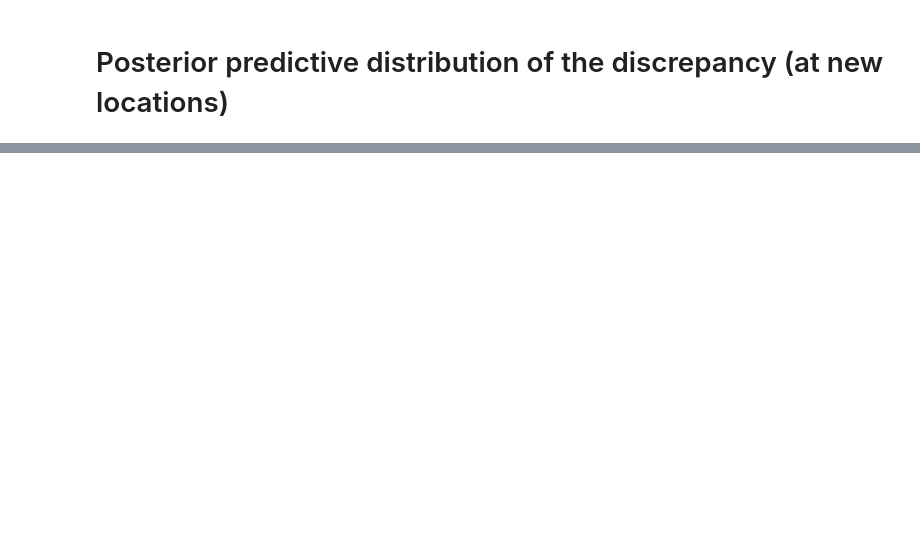
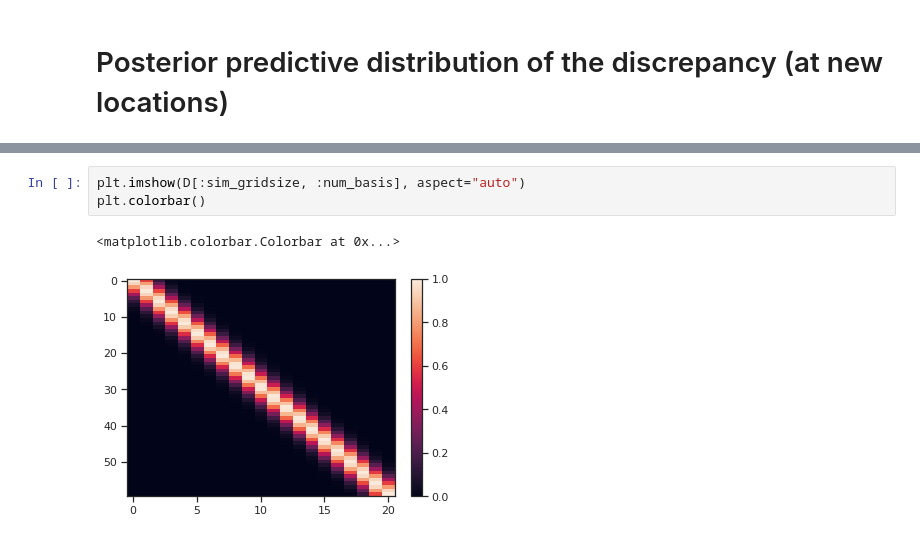
Before and after one commit to lanl/SEPIA, a Jupyter notebook: examples/emu-free-demo.ipynb, the cells around one changed output, grey strips where cells are left out. Saved outputs shown, nothing was run; the diff lists cells and outputs as text; blank space fills up the shorter version.

```diff
--- a/examples/emu-free-demo.ipynb
+++ b/examples/emu-free-demo.ipynb
@@ -326,0 +317,6 @@ array([[0.        , 0.        , 0.        , ..., 0.        , 0.        ,
+# %%
+plt.imshow(D[:sim_gridsize, :num_basis], aspect="auto")
+plt.colorbar()
+# %% [output]
+<matplotlib.colorbar.Colorbar at 0x...>
+[figure, added]
```
Also changed, not shown: parts of 8 cells of this notebook, 1 other file.
